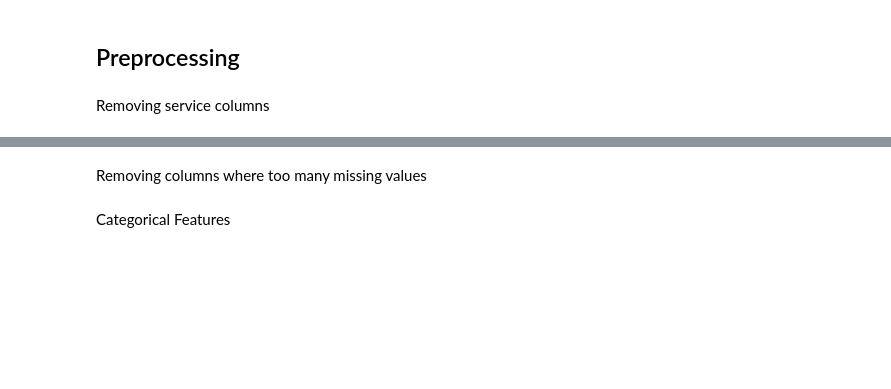
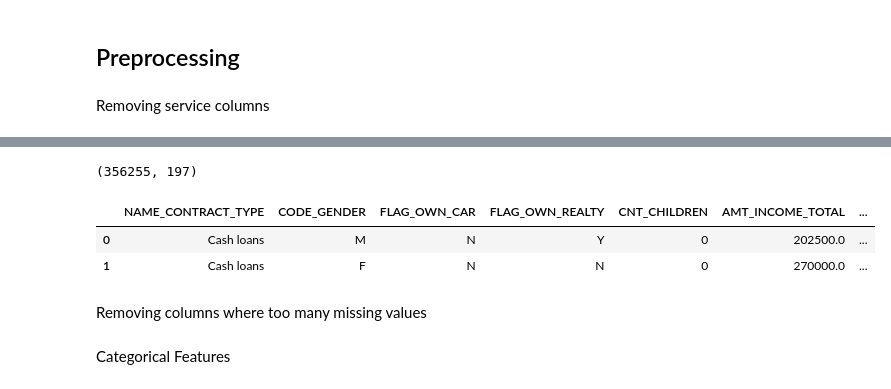
Before and after one commit to astelmashenko/ndml_capstone, a Jupyter notebook: nn-model.ipynb, the cells around one changed output, grey strips where cells are left out. Drawn from its saved outputs; the diff is of its cells as text; code cells hidden in the pictures; blank space fills up the shorter version.

```diff
--- a/nn-model.ipynb
+++ b/nn-model.ipynb
@@ -50,5 +84,13 @@ test = test.drop(columns=['SK_ID_CURR'])
 # %%
 data = pd.concat([train, test])
+# %%
+print(data.shape)
+data.head(2)
+# %% [output]
+(356255, 197)
+|  | NAME_CONTRACT_TYPE | CODE_GENDER | FLAG_OWN_CAR | FLAG_OWN_REALTY | CNT_CHILDREN | AMT_INCOME_TOTAL | ... |
+| 0 | Cash loans | M | N | Y | 0 | 202500.0 | ... |
+| 1 | Cash loans | F | N | N | 0 | 270000.0 | ... |
 # %% [markdown]
 Removing columns where too many missing values
 # %%
```
Also changed, not shown: parts of 5 cells of this notebook, 2 other files.
